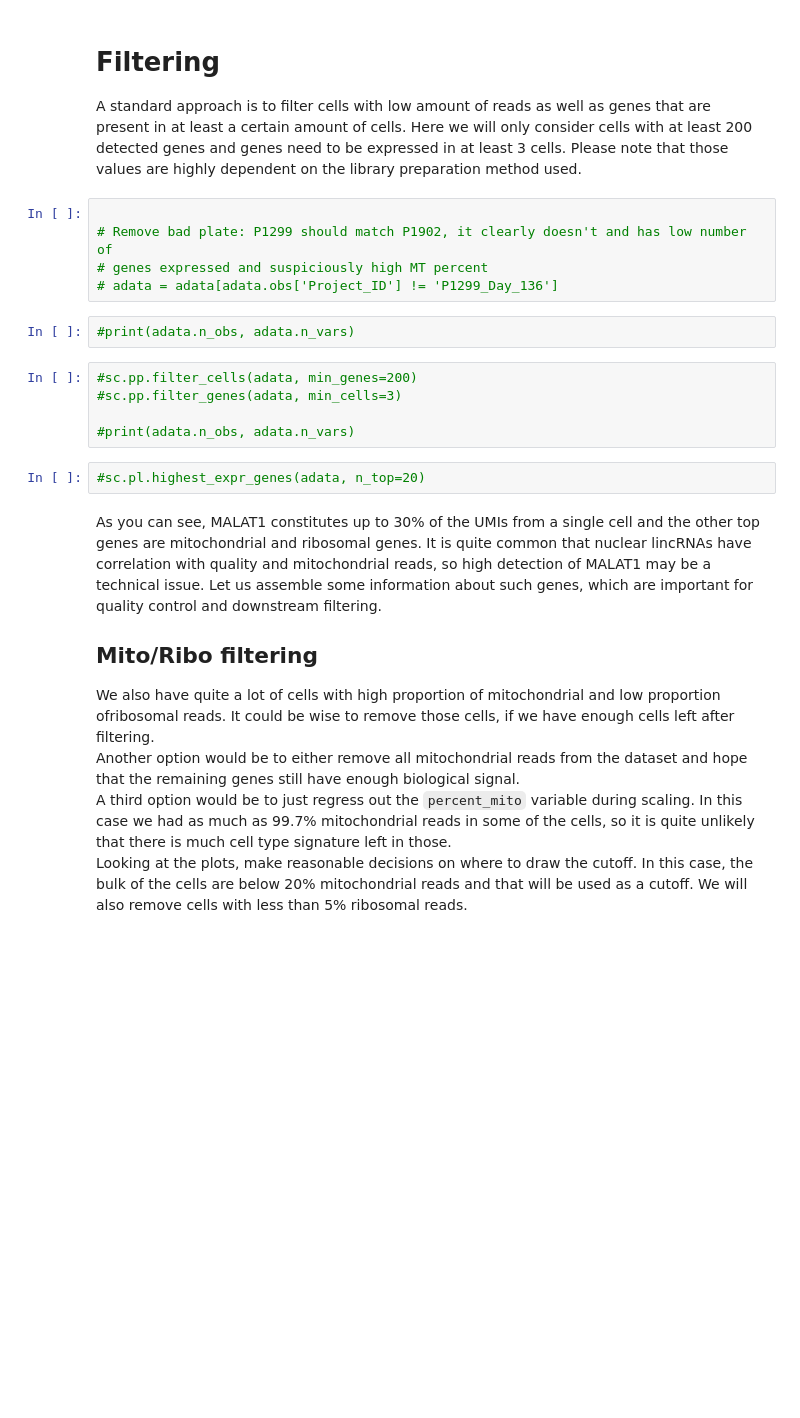
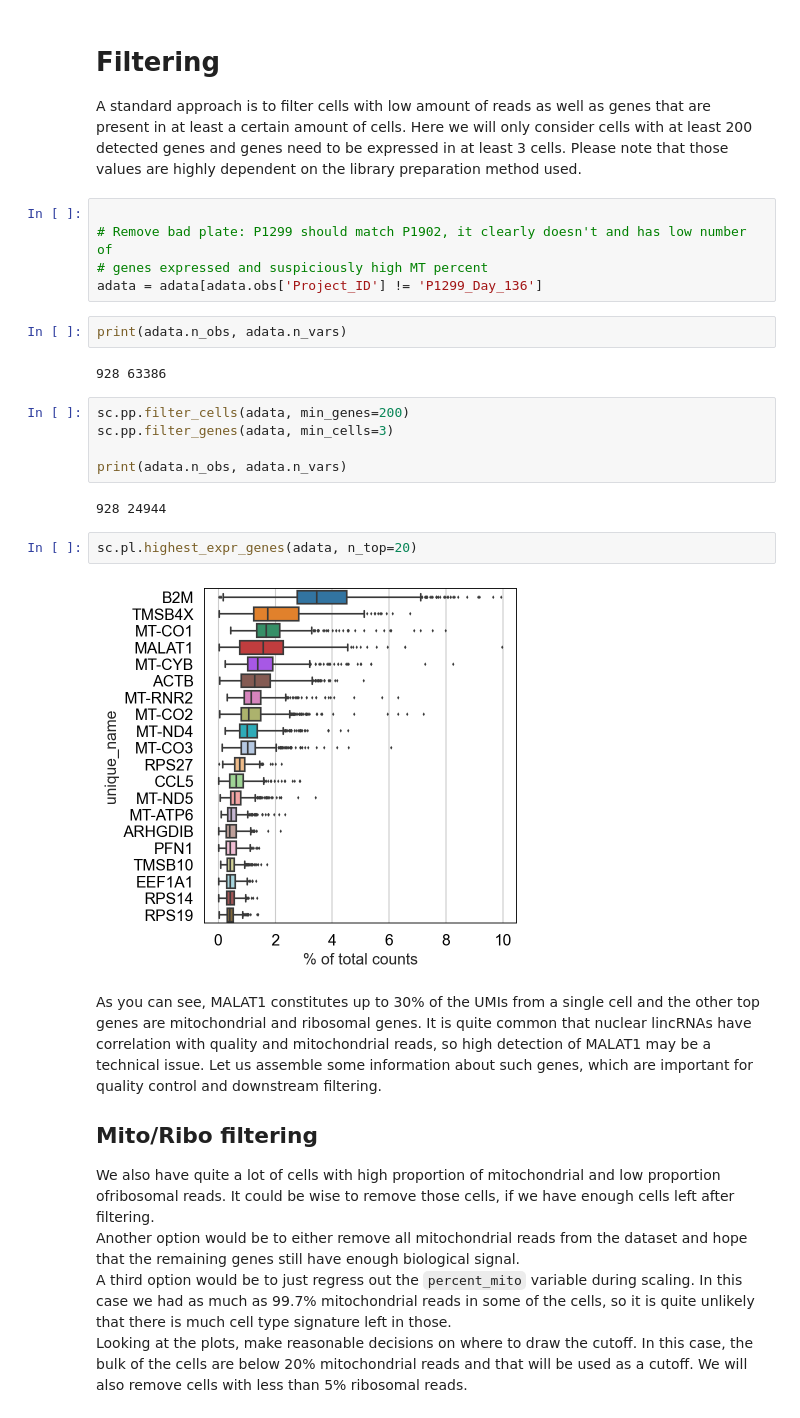
Before and after one commit to cbg-ethz/mt-SCITE, a Jupyter notebook: Notebooks/Gene_expression_analysis_preprocess_data.ipynb, the cells around one changed output. Saved outputs shown, nothing was run; the diff lists cells and outputs as text; blank space fills up the shorter version.

```diff
--- a/Notebooks/Gene_expression_analysis_preprocess_data.ipynb
+++ b/Notebooks/Gene_expression_analysis_preprocess_data.ipynb
@@ -141,16 +160,22 @@ A standard approach is to filter cells with low amount of reads as well as genes
 
 # Remove bad plate: P1299 should match P1902, it clearly doesn't and has low number of
 # genes expressed and suspiciously high MT percent
-# adata = adata[adata.obs['Project_ID'] != 'P1299_Day_136']
+adata = adata[adata.obs['Project_ID'] != 'P1299_Day_136']
 # %%
-#print(adata.n_obs, adata.n_vars)
+print(adata.n_obs, adata.n_vars)
+# %% [output]
+928 63386
 # %%
-#sc.pp.filter_cells(adata, min_genes=200)
-#sc.pp.filter_genes(adata, min_cells=3)
+sc.pp.filter_cells(adata, min_genes=200)
+sc.pp.filter_genes(adata, min_cells=3)
 
-#print(adata.n_obs, adata.n_vars)
+print(adata.n_obs, adata.n_vars)
+# %% [output]
+928 24944
 # %%
-#sc.pl.highest_expr_genes(adata, n_top=20)
+sc.pl.highest_expr_genes(adata, n_top=20)
+# %% [output]
+[figure, added]
 # %% [markdown]
 As you can see, MALAT1 constitutes up to 30% of the UMIs from a single cell and the other top genes are mitochondrial and ribosomal genes. It is quite common that nuclear lincRNAs have correlation with quality and mitochondrial reads, so high detection of MALAT1 may be a technical issue. Let us assemble some information about such genes, which are important for quality control and downstream filtering.
 
```
Also changed, not shown: parts of 4 cells of this notebook.
